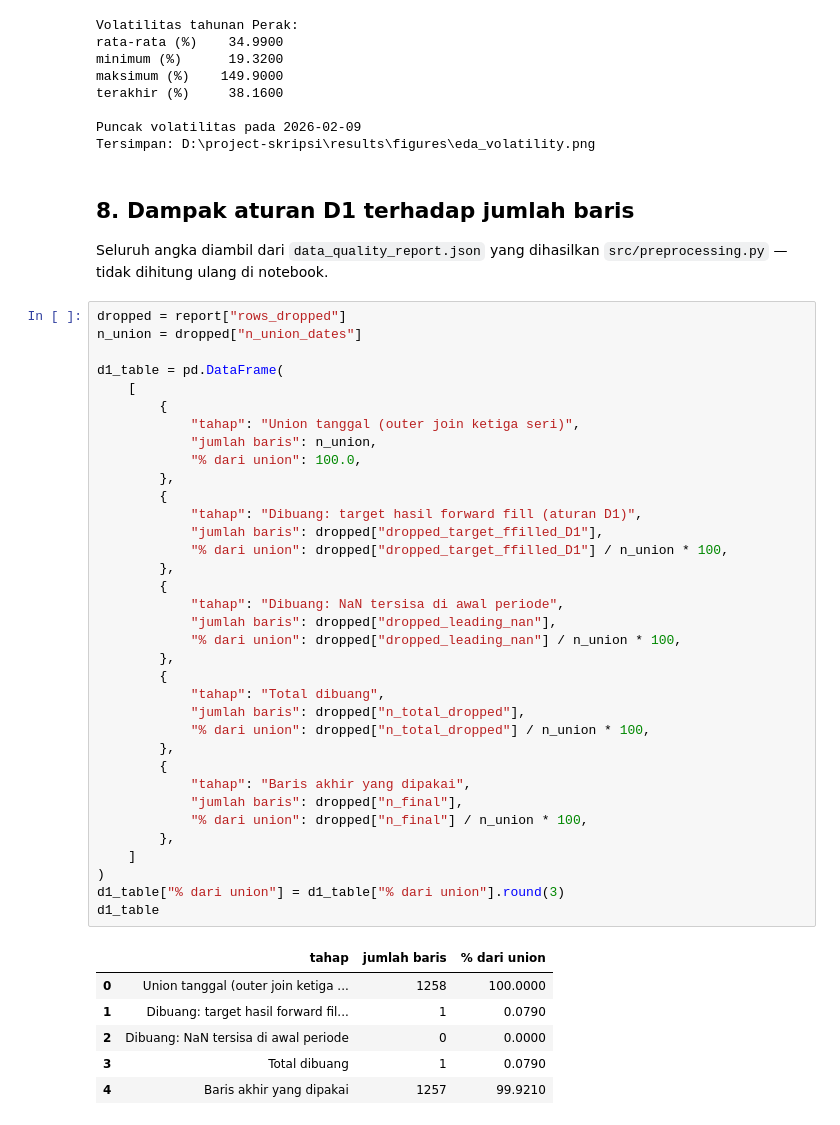
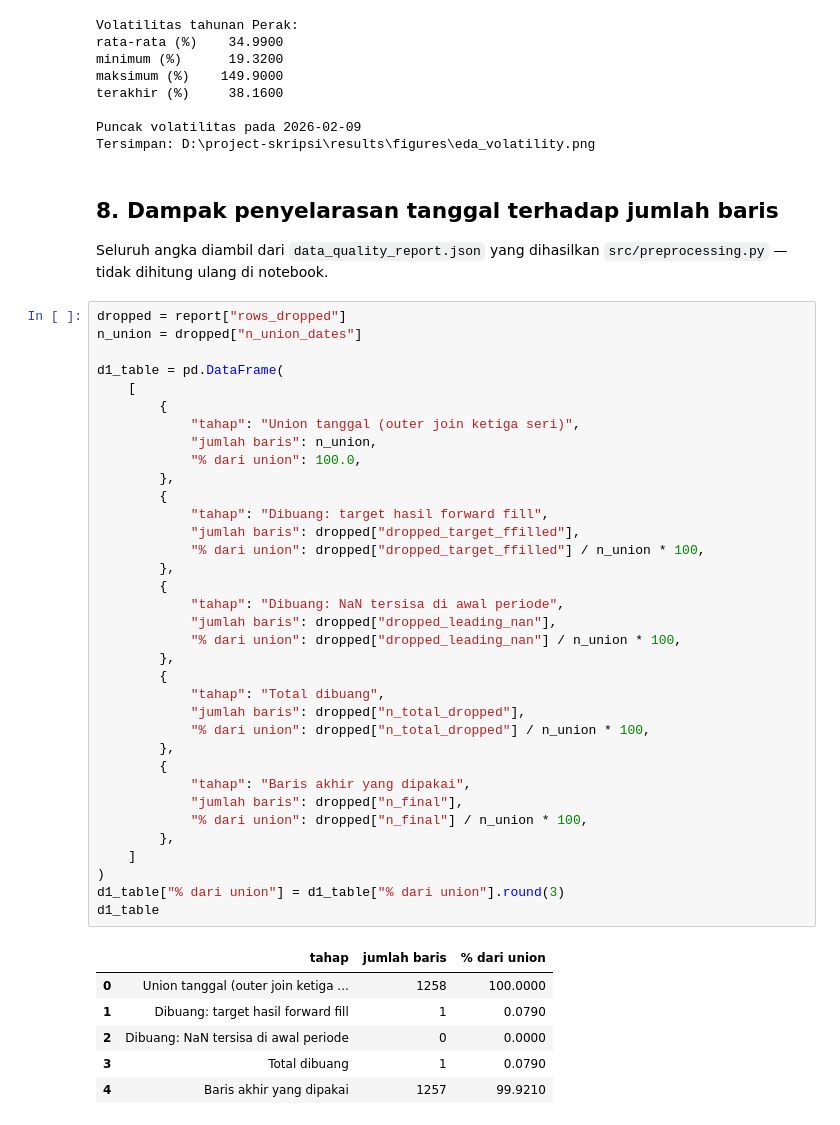
Before and after one commit to 625536r/skripsi-chronos2-perak, a Jupyter notebook: notebooks/01_eda_data.ipynb, the cells around one changed output. Drawn from its saved outputs; the diff is of its cells as text.

```diff
--- a/notebooks/01_eda_data.ipynb
+++ b/notebooks/01_eda_data.ipynb
@@ -483,7 +483,7 @@ terakhir (%)     38.1600
 Puncak volatilitas pada 2026-02-09
 Tersimpan: D:\project-skripsi\results\figures\eda_volatility.png
 # %% [markdown]
-## 8. Dampak aturan D1 terhadap jumlah baris
+## 8. Dampak penyelarasan tanggal terhadap jumlah baris
 
 Seluruh angka diambil dari `data_quality_report.json` yang dihasilkan `src/preprocessing.py` — tidak dihitung ulang di notebook.
 # %%
@@ -494,37 +494,37 @@ d1_table = pd.DataFrame(
     [
         {
             "tahap": "Union tanggal (outer join ketiga seri)",
             "jumlah baris": n_union,
             "% dari union": 100.0,
         },
         {
-            "tahap": "Dibuang: target hasil forward fill (aturan D1)",
-            "jumlah baris": dropped["dropped_target_ffilled_D1"],
-            "% dari union": dropped["dropped_target_ffilled_D1"] / n_union * 100,
+            "tahap": "Dibuang: target hasil forward fill",
+            "jumlah baris": dropped["dropped_target_ffilled"],
+            "% dari union": dropped["dropped_target_ffilled"] / n_union * 100,
         },
         {
             "tahap": "Dibuang: NaN tersisa di awal periode",
             "jumlah baris": dropped["dropped_leading_nan"],
             "% dari union": dropped["dropped_leading_nan"] / n_union * 100,
         },
         {
             "tahap": "Total dibuang",
             "jumlah baris": dropped["n_total_dropped"],
             "% dari union": dropped["n_total_dropped"] / n_union * 100,
         },
         {
             "tahap": "Baris akhir yang dipakai",
             "jumlah baris": dropped["n_final"],
             "% dari union": dropped["n_final"] / n_union * 100,
         },
     ]
 )
 d1_table["% dari union"] = d1_table["% dari union"].round(3)
 d1_table
 # %% [output]
 |  | tahap | jumlah baris | % dari union |
 | 0 | Union tanggal (outer join ketiga ... | 1258 | 100.0000 |
-| 1 | Dibuang: target hasil forward fil... | 1 | 0.0790 |
+| 1 | Dibuang: target hasil forward fill | 1 | 0.0790 |
 | 2 | Dibuang: NaN tersisa di awal periode | 0 | 0.0000 |
 | 3 | Total dibuang | 1 | 0.0790 |
 | 4 | Baris akhir yang dipakai | 1257 | 99.9210 |
```
Also changed, not shown: parts of 10 cells of this notebook, 42 other files.
